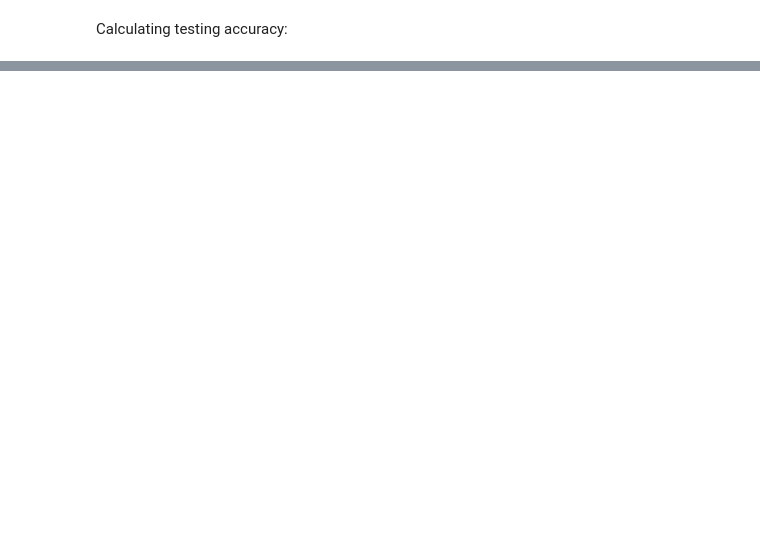
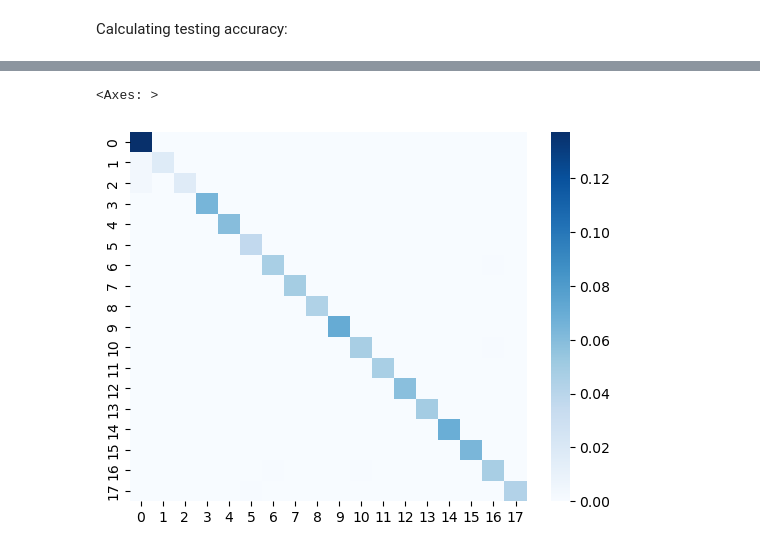
Before and after one commit to sonodary/BJJ_machine_learning, a Jupyter notebook: cnn_large.ipynb, the cells around one changed output, grey strips where cells are left out. Drawn from its saved outputs; the diff is of its cells as text; code cells hidden in the pictures; blank space fills up the shorter version.

Commit message:
add confusion matrix

```diff
--- a/cnn_large.ipynb
+++ b/cnn_large.ipynb
@@ -4,19 +4,3 @@
 Loading in data using the functions that we made:
 # %%
 oneBatch = False
-# %%
-# Run if you want one batch
-import data_loading as dt
-import os
-
-
-if oneBatch:
-    batchNum = 1
-    if os.path.exists(f'batch{batchNum}/part_{batchNum}/'):
-        ids, images = dt.importImages(f'batch{batchNum}/part_{batchNum}/')
-    else:
-        ids, images = dt.loadImageBatch(batchNum)
-else:
-    batchNums = list(range(1,13))
-    #batchNums = [2, 7, 10]
-    ids, images = dt.loadImageBatches(batchNums)
@@ -275,2 +306,23 @@ plt.show()
 # %%
 torch.save(net.state_dict(), 'model2_weights.pth')
+# %%
+# create confusion matrix
+
+# Initialize the model
+load = torch.load("weights/model2_weights.pth")
+net = my_net()
+net.load_state_dict(load)
+
+# create predcited
+output = net(test_X.type(torch.FloatTensor))
+_, predicted = torch.max(output.data, 1)
+# %%
+# create confusion matrix
+from sklearn.metrics import confusion_matrix
+cf_matrix = confusion_matrix(test_y, predicted)
+
+import seaborn as sns
+sns.heatmap(cf_matrix/np.sum(cf_matrix), cmap='Blues')
+# %% [output]
+<Axes: >
+[figure, added]
```
Also changed, not shown: parts of 7 cells of this notebook, 1 other file.
